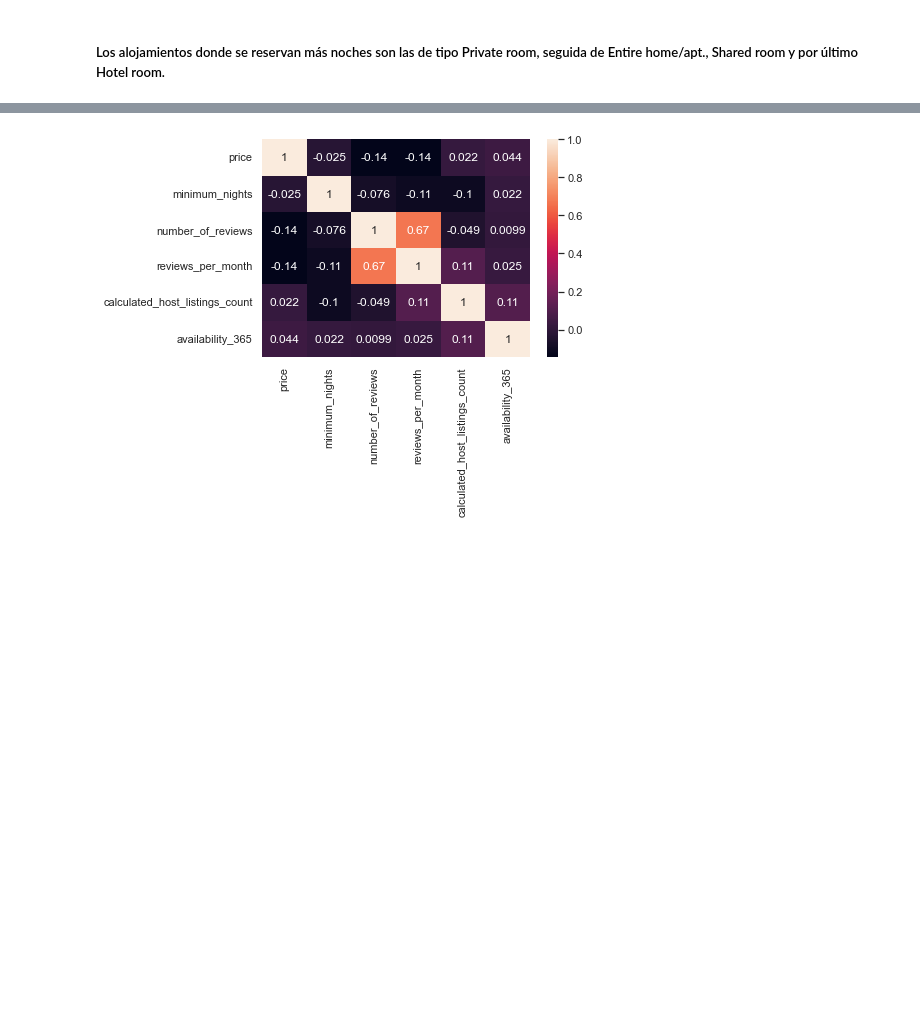
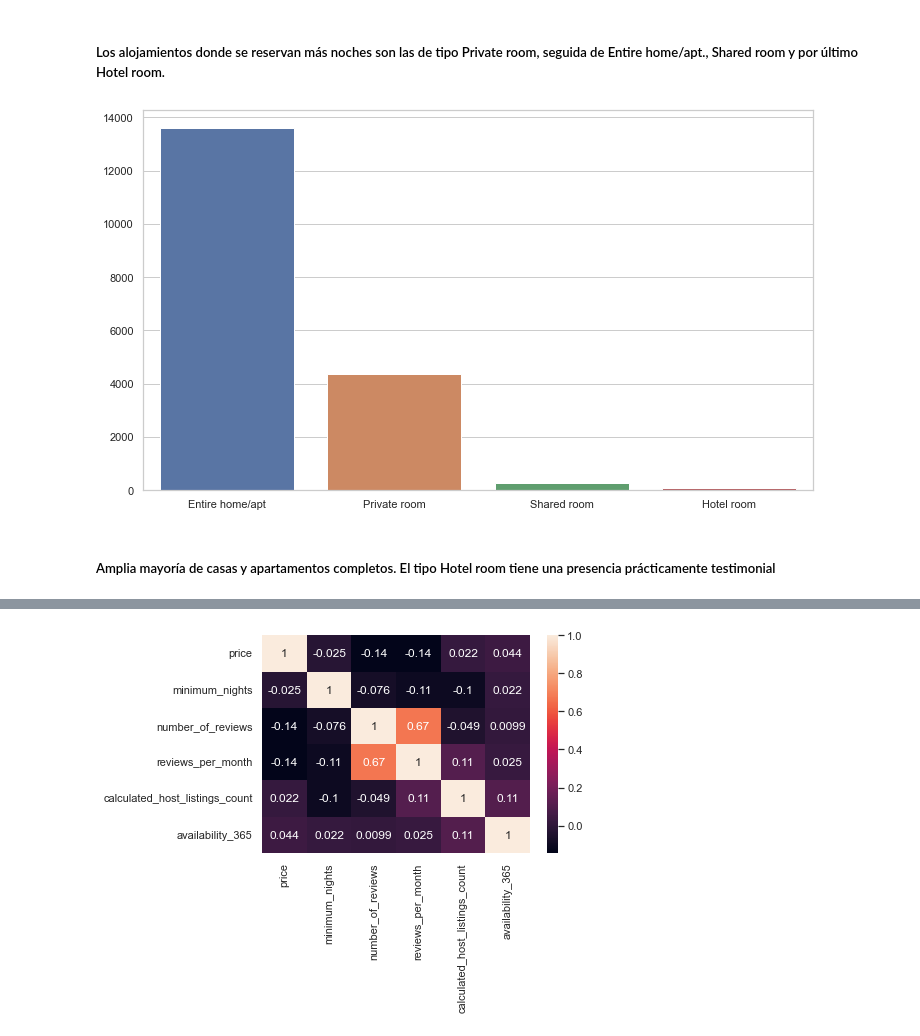
Before and after one commit to Factoria-F5-AI-Bootcamp-1-Edicion/Milan_airbnb, a Jupyter notebook: Milan_airbnb_EDA.ipynb, the cells around one changed output, grey strips where cells are left out. Cells and saved outputs as stored; diff of their text form; code cells hidden in the pictures; blank space fills up the shorter version.

```diff
--- a/Milan_airbnb_EDA.ipynb
+++ b/Milan_airbnb_EDA.ipynb
@@ -327,6 +303,14 @@ plt.show()
 [figure]
 # %% [markdown]
 <h5>Los alojamientos donde se reservan más noches son las de tipo Private room, seguida de Entire home/apt., Shared room y por último Hotel room.</h5>
+# %%
+fig, ax = plt.subplots(ncols=1, figsize=(12,7))
+sns.set_theme(style="whitegrid")
+ax = sns.barplot(x=["Entire home/apt", "Private room", "Shared room", "Hotel room"], y=[13605, 4376, 267, 74], data=df)
+# %% [output]
+[figure, new version]
+# %% [markdown]
+<h5>Amplia mayoría de casas y apartamentos completos. El tipo Hotel room tiene una presencia prácticamente testimonial</h5>
 # %%
 # El método ".corr()"" nos muestra una tabla de correlaciones en el dataset para las variables continuas.
 # La diagonal siempre es 1 porque cada variable correlaciona en 1 consigo misma, como es lógico.
```
Also changed, not shown: parts of 9 cells of this notebook.
